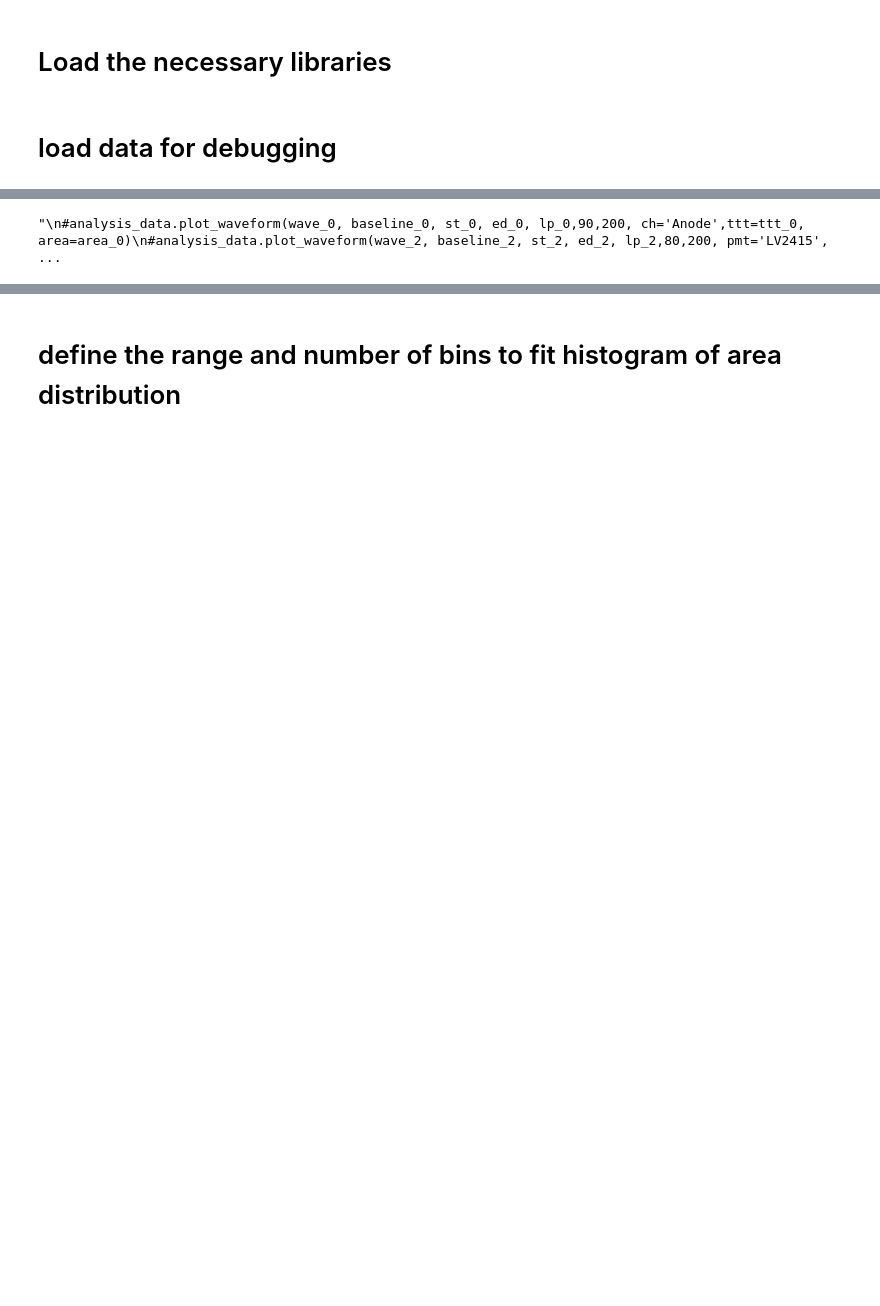
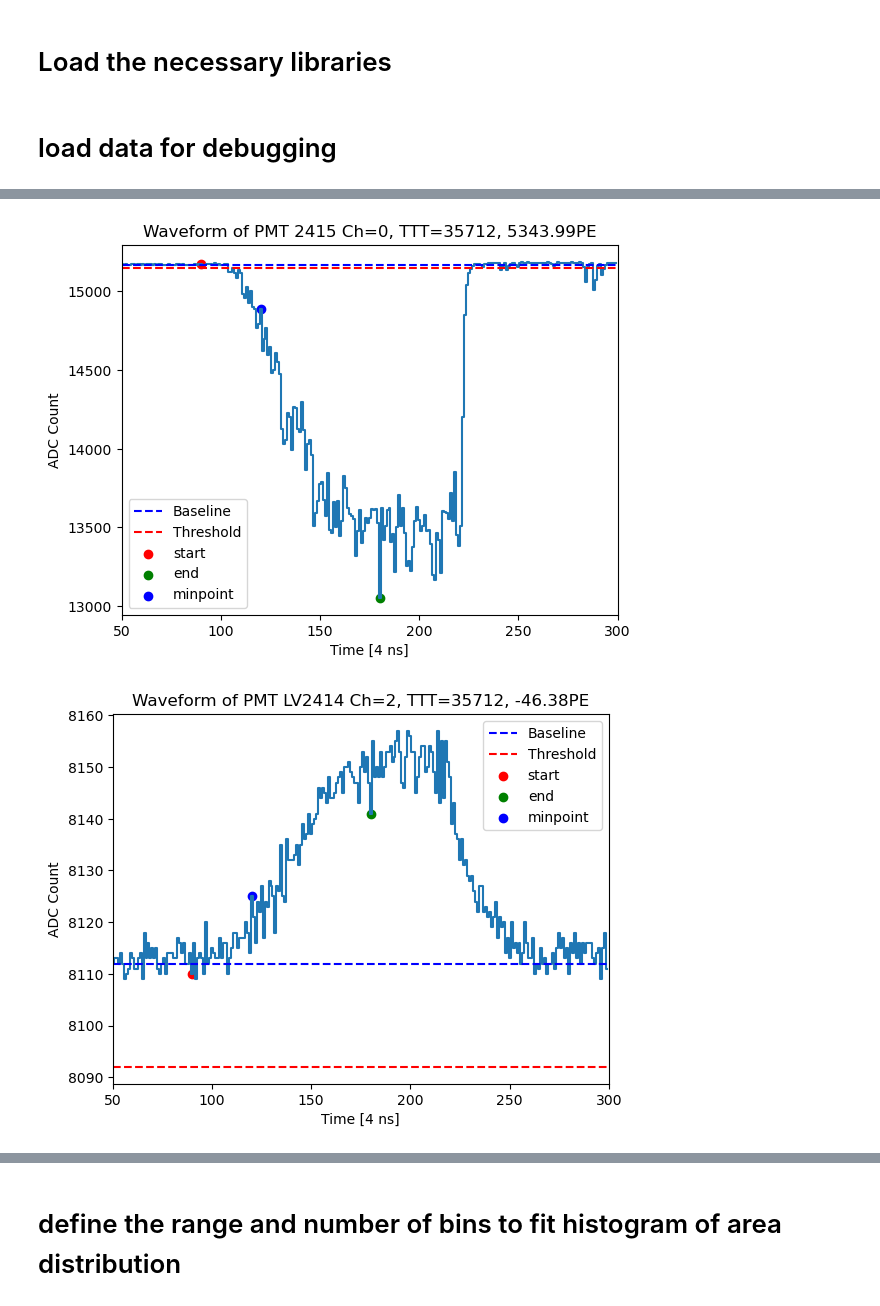
Before and after one commit to Westlake-University-Lsc-lab/ProcessLocalData, a Jupyter notebook: plot_example.ipynb, the cells around one changed output, grey strips where cells are left out. Drawn from its saved outputs; the diff is of its cells as text; code cells hidden in the pictures; blank space fills up the shorter version.

```diff
--- a/plot_example.ipynb
+++ b/plot_example.ipynb
@@ -100,8 +134,8 @@ area_2 = df.Area_fixrange[:][m]
 # %%
-"""
-#analysis_data.plot_waveform(wave_0, baseline_0, st_0, ed_0, lp_0,90,200, ch='Anode',ttt=ttt_0, area=area_0)
-#analysis_data.plot_waveform(wave_2, baseline_2, st_2, ed_2, lp_2,80,200, pmt='LV2415',  ttt=ttt_2, area=area_2)
-"""
+
+analysis_data.plot_waveform(wave_0, baseline_0, st, ed, mp, 50,300, pmt='2415',ch=r'Ch={}'.format(ch_0), ttt=ttt_0, area=area_0)
+analysis_data.plot_waveform(wave_2, baseline_2, st, ed, mp, 50,300, pmt='LV2414', ch=r'Ch={}'.format(ch_1),  ttt=ttt_2, area=area_2)
 # %% [output]
-"\n#analysis_data.plot_waveform(wave_0, baseline_0, st_0, ed_0, lp_0,90,200, ch='Anode',ttt=ttt_0, area=area_0)\n#analysis_data.plot_waveform(wave_2, baseline_2, st_2, ed_2, lp_2,80,200, pmt='LV2415', ...
+[figure, added]
+[figure, added]
 # %%
```
Also changed, not shown: parts of 48 cells of this notebook, 2 other files.
